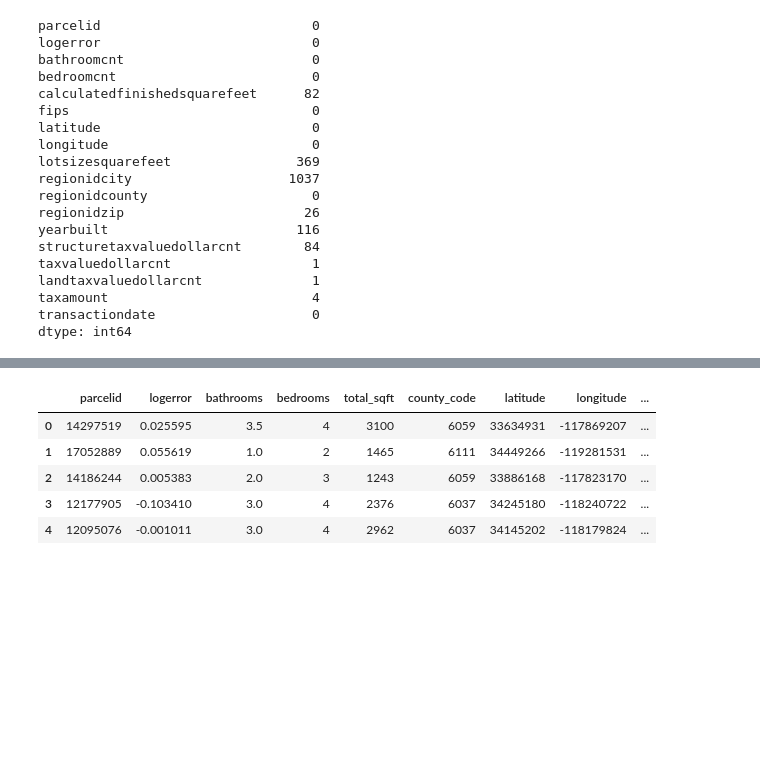
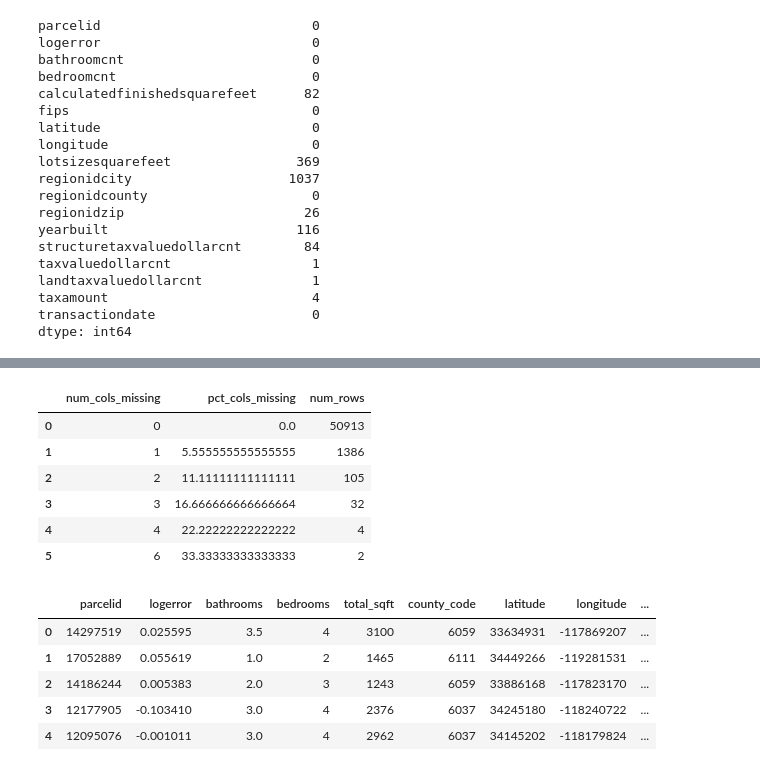
Before and after one commit to natasharivers/Zillow_Clustering_Project, a Jupyter notebook: Notebook.ipynb, the cells around one changed output, grey strips where cells are left out. Cells and saved outputs as stored; diff of their text form; code cells hidden in the pictures; blank space fills up the shorter version.

```diff
--- a/Notebook.ipynb
+++ b/Notebook.ipynb
@@ -166,3 +189,14 @@ dtype: int64
+# %%
+#take a look at how many nulls there are by row
+explore.nulls_by_row(zillow)
+# %% [output]
+|  | num_cols_missing | pct_cols_missing | num_rows |
+| 0 | 0 | 0.0 | 50913 |
+| 1 | 1 | 5.555555555555555 | 1386 |
+| 2 | 2 | 11.11111111111111 | 105 |
+| 3 | 3 | 16.666666666666664 | 32 |
+| 4 | 4 | 22.22222222222222 | 4 |
+| 5 | 6 | 33.33333333333333 | 2 |
 # %%
 #function from prepare.py that changes column names, changes dtypes,
 #imputes values, drop nulls and outliers, creates new column with county name
```
Also changed, not shown: parts of 47 cells of this notebook.
